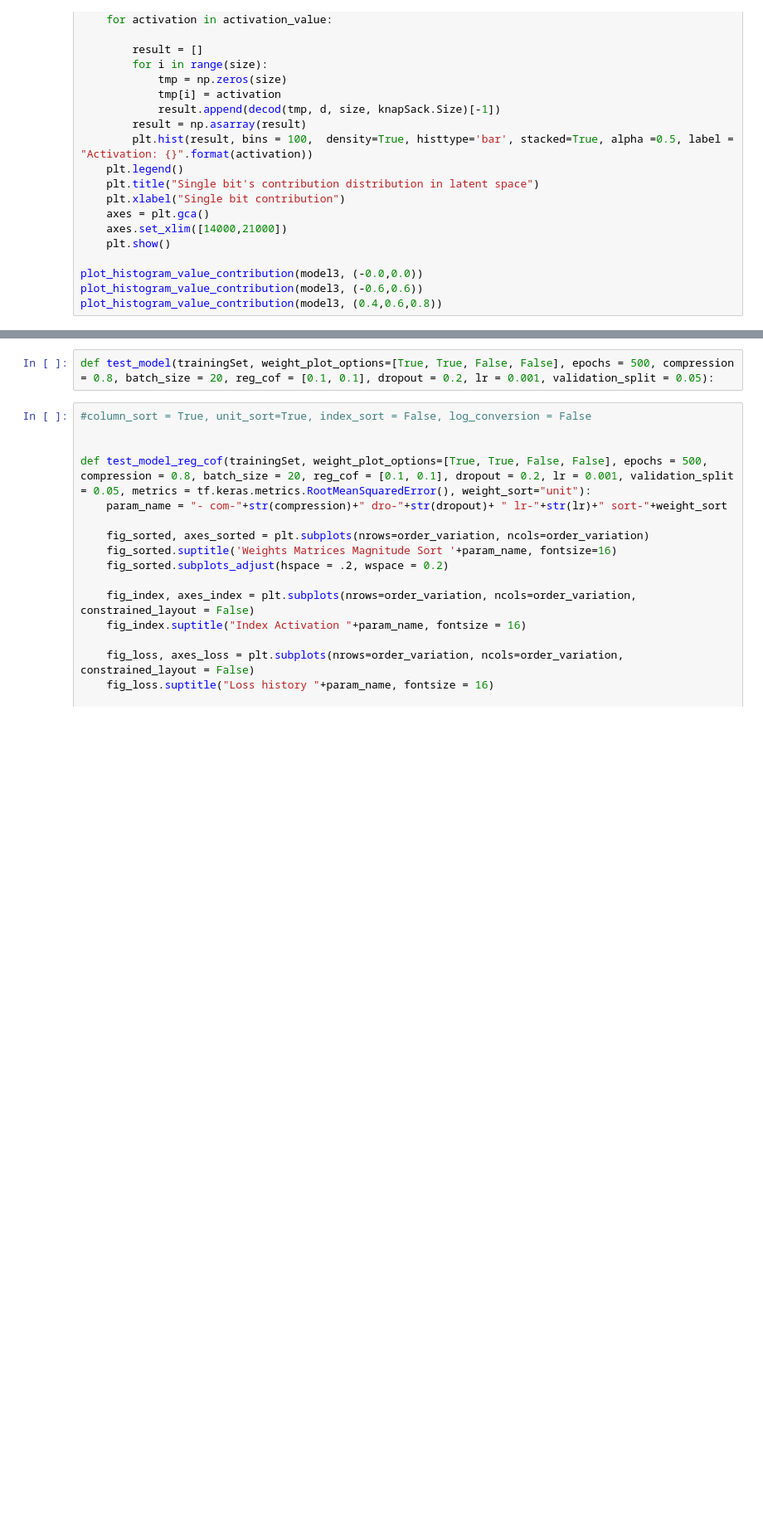
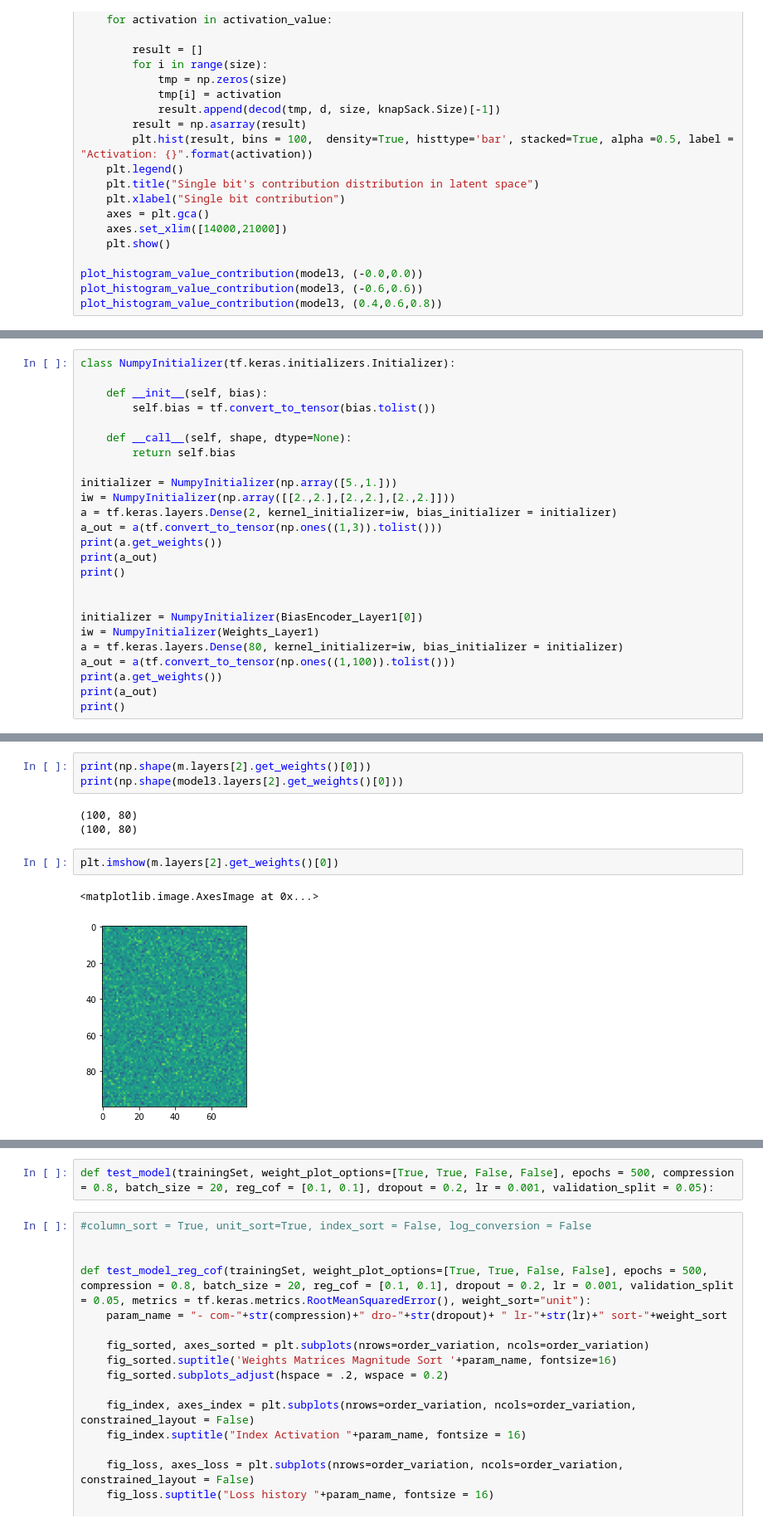
Before and after one commit to FilipKubackiSoton/DeepOptimization, a Jupyter notebook: exp.ipynb, the cells around one changed output, grey strips where cells are left out. Shown at 83% size. Saved outputs shown, nothing was run; the diff lists cells and outputs as text; blank space fills up the shorter version.

```diff
--- a/exp.ipynb
+++ b/exp.ipynb
@@ -684,0 +720,25 @@ plot_histogram_value_contribution(model3, (0.4,0.6,0.8))
+# %%
+class NumpyInitializer(tf.keras.initializers.Initializer):
+
+    def __init__(self, bias):
+        self.bias = tf.convert_to_tensor(bias.tolist())
+
+    def __call__(self, shape, dtype=None):
+        return self.bias
+
+initializer = NumpyInitializer(np.array([5.,1.]))
+iw = NumpyInitializer(np.array([[2.,2.],[2.,2.],[2.,2.]]))
+a = tf.keras.layers.Dense(2, kernel_initializer=iw, bias_initializer = initializer)
+a_out = a(tf.convert_to_tensor(np.ones((1,3)).tolist()))
+print(a.get_weights())
+print(a_out)
+print()
+
+
+initializer = NumpyInitializer(BiasEncoder_Layer1[0])
+iw = NumpyInitializer(Weights_Layer1)
+a = tf.keras.layers.Dense(80, kernel_initializer=iw, bias_initializer = initializer)
+a_out = a(tf.convert_to_tensor(np.ones((1,100)).tolist()))
+print(a.get_weights())
+print(a_out)
+print()
@@ -684,0 +819,11 @@ plot_histogram_value_contribution(model3, (0.4,0.6,0.8))
+# %%
+print(np.shape(m.layers[2].get_weights()[0]))
+print(np.shape(model3.layers[2].get_weights()[0]))
+# %% [output]
+(100, 80)
+(100, 80)
+# %%
+plt.imshow(m.layers[2].get_weights()[0])
+# %% [output]
+<matplotlib.image.AxesImage at 0x...>
+[figure, added]
```
Also changed, not shown: parts of 24 cells of this notebook, 35 other files.
